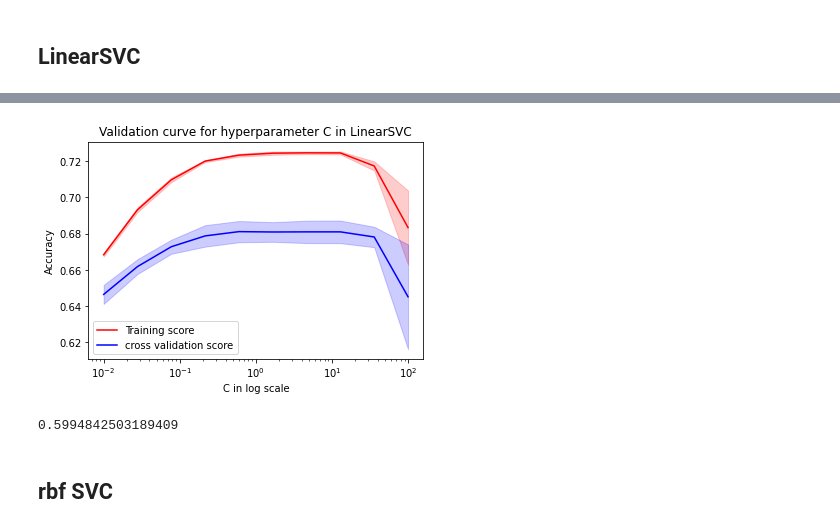
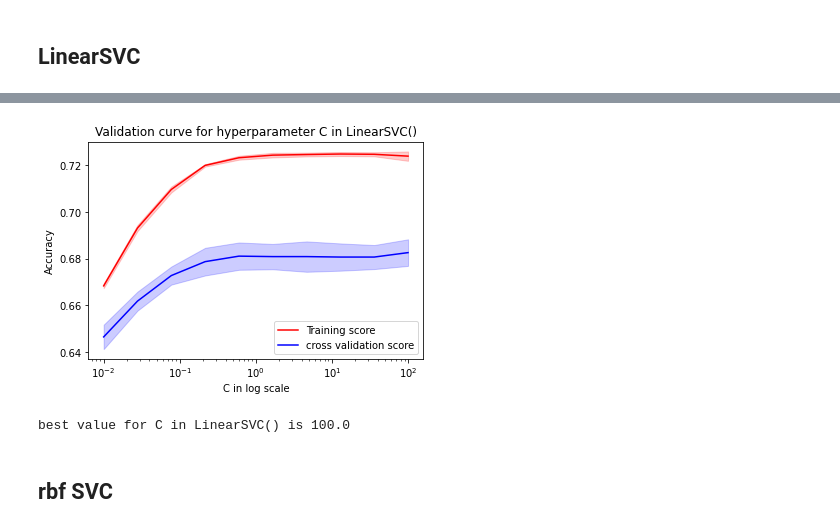
Before and after one commit to joshcarp/ml-assignment-2, a Jupyter notebook: submission 3/submission_notebook.ipynb, the cells around one changed output, grey strips where cells are left out. Saved outputs shown, nothing was run; the diff lists cells and outputs as text; code cells hidden in the pictures.

```diff
--- a/submission 3/submission_notebook.ipynb
+++ b/submission 3/submission_notebook.ipynb
@@ -126,3 +120,8 @@ Logistic Regression Accuracy: 0.6622840544259287 Time: 99.10091280937195
 # %% [markdown]
 ### Feature selecting
+# %%
+# Tfidf Vectorizer
+tfidf_vectorizer = TfidfVectorizer()
+tf_x_train = tfidf_vectorizer.fit_transform(x_train)
+tf_x_test = tfidf_vectorizer.transform(x_test)
 # %%
@@ -198,7 +173,7 @@ clf = LinearSVC(random_state=0)
 clf.fit(kbest_train_x, y_train)
 print(clf.score(kbest_test_x, y_test))
 
-final_tfidf = LogisticRegression(C=1)
+final_tfidf = LogisticRegression(C=1, max_iter=1000)
 final_tfidf.fit(kbest_train_x, y_train)
 print(final_tfidf.score(kbest_test_x, y_test))
 # %% [output]
@@ -237,27 +201,22 @@ X_test = kbest_test_X
 # %% [markdown]
 ### Model Adapting
 # %%
-# Use the 10_fold_Cross_Validation with 4 models(LinearSVC, Decision Tree, KNN, Logistic Regression)
-models = [LinearSVC(),
+# Use 20 fold cross validation with models
+models = [LinearSVC(max_iter=5000),
           DecisionTreeClassifier(),
           KNeighborsClassifier(),
-          LogisticRegression()]
-titles = ['LinearSVC',
-          'Decision Tree',
-          'KNN',
-          'Logistic Regression']
+          LogisticRegression(max_iter=1000)]
 
-for title, model in zip(titles, models):
+for model in models:
     start = time.time()
-    acc = np.mean(cross_val_score(model, x_train, y_train, cv=20))
+    acc = np.mean(cross_val_score(model, *train_tuple, cv=20))
     end = time.time()
     t = end - start
-    print(title, "Accuracy:", acc, 'time:', t)
+    print(f"{model} train accuracy: {acc} time: {t}")
 
-for title, model in zip(titles, models):
     start = time.time()
-    acc = np.mean(cross_val_score(model, x_test, y_test, cv=20))
+    acc = np.mean(cross_val_score(model, *test_tuple, cv=20))
     end = time.time()
     t = end - start
-    print(title, "Accuracy:", acc, 'time:', t)
+    print(f"{model} test accuracy: {acc} time: {t}")
 # %% [output]
@@ -315,12 +267,13 @@ Please also refer to the documentation for alternative solver options:
 # %% [markdown]
 ## LinearSVC
 # %%
-from sklearn.model_selection import validation_curve
-
 param_range = np.logspace(-2, 2, 10)
-train_scores, valid_scores = validation_curve(LinearSVC(), x_train, y_train,
+train_scores, valid_scores = validation_curve(LinearSVC(max_iter=5000),
+                                              *train_tuple,
                                               param_name='C',
-                                              param_range=param_range, cv=5,
-                                              n_jobs=-1, verbose=10)
+                                              param_range=param_range,
+                                              cv=5,
+                                              n_jobs=-1,
+                                              verbose=10)
 # %% [output]
 [Parallel(n_jobs=-1)]: Using backend LokyBackend with 16 concurrent workers.
@@ -341,25 +289,8 @@ std_valid_scores = np.std(valid_scores, axis=1)
-# %%
-plt.semilogx(param_range, mean_train_scores, label="Training score",
-             color='red')
-plt.fill_between(param_range, mean_train_scores - std_train_scores,
-                 mean_train_scores + std_train_scores, alpha=0.2, color="red")
-
-plt.semilogx(param_range, mean_valid_scores, label="cross validation score",
-             color='blue')
-plt.fill_between(param_range, mean_valid_scores - std_valid_scores,
-                 mean_valid_scores + std_valid_scores, alpha=0.2, color="blue")
-
-plt.legend(loc='best')
-plt.title("Validation curve for hyperparameter C in LinearSVC")
-plt.xlabel("C in log scale")
-plt.ylabel("Accuracy")
-plt.show()
-
-best_C = param_range[mean_valid_scores.argmax()]
-best_C
-# %% [output]
-[figure, removed]
-0.5994842503189409
+# %%
+val_curve(param_range, train_scores, valid_scores, LinearSVC())
+# %% [output]
+[figure, added]
+best value for C in LinearSVC() is 100.0
 # %% [markdown]
 ## rbf SVC
 # %%
```
Also changed, not shown: parts of 43 cells of this notebook, 3 other files.
